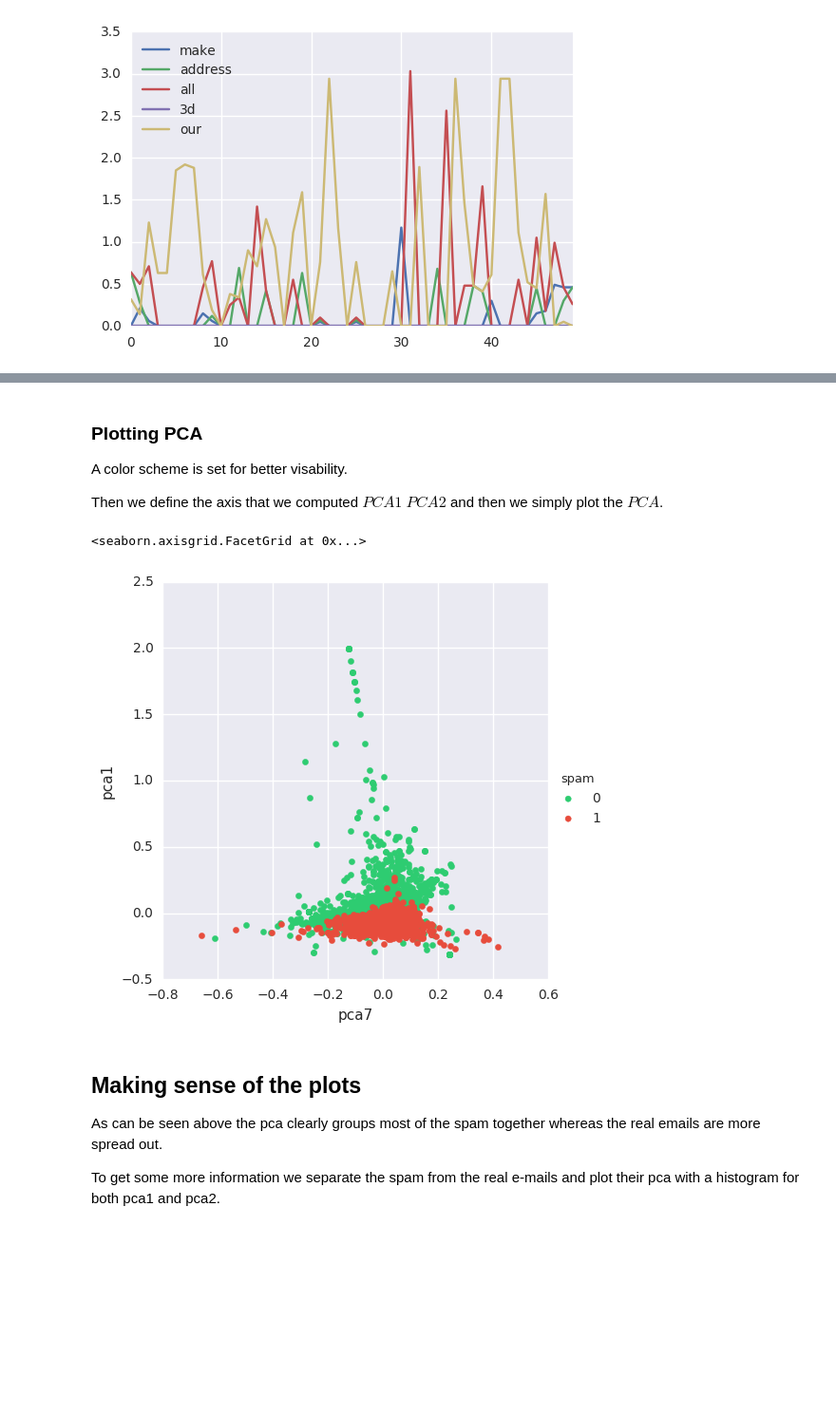
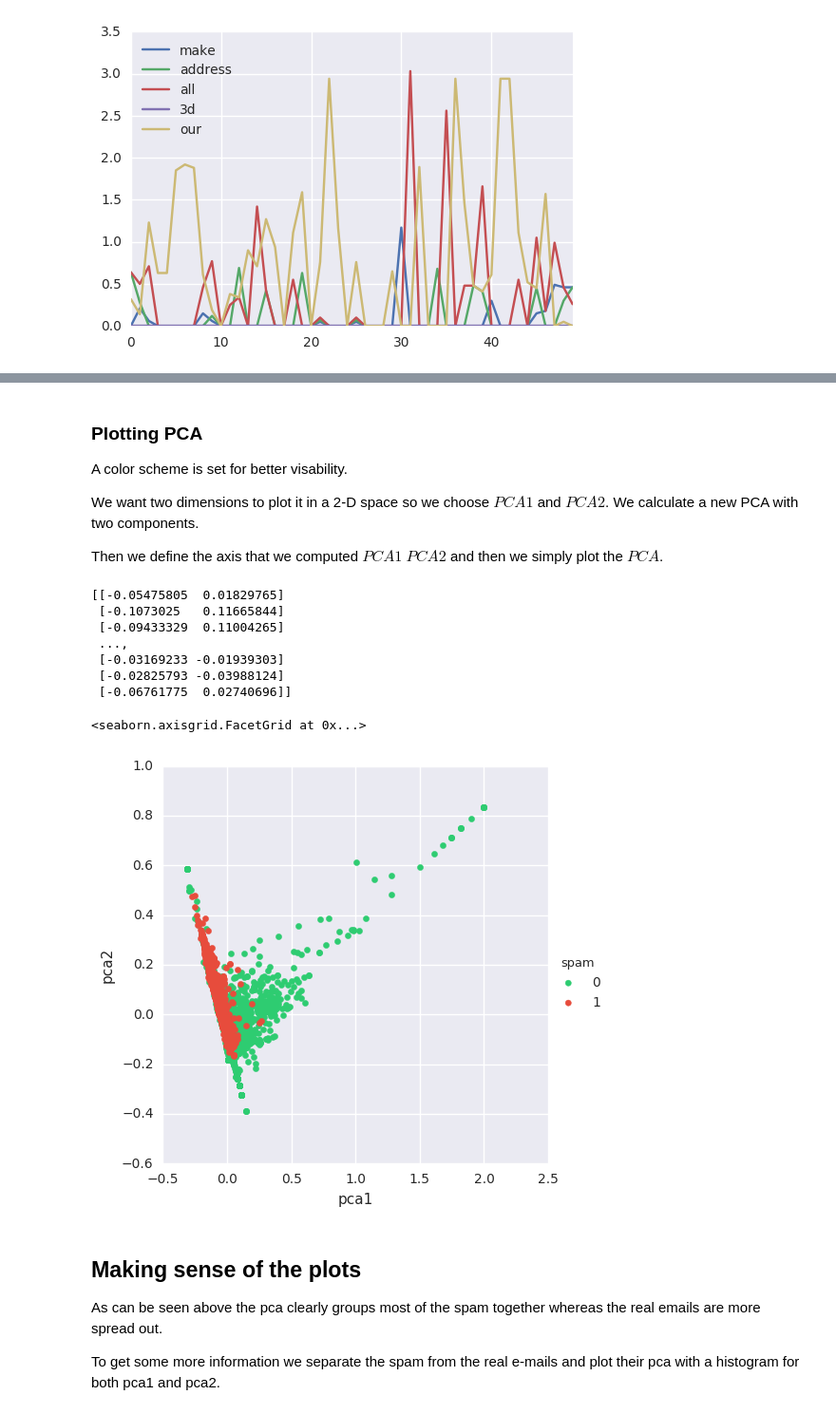
Before and after one commit to mfaerevaag/spam, a Jupyter notebook: src/Assignment 1 ML - The Data.ipynb, the cells around one changed output, grey strips where cells are left out. Shown: that part at 95% size. Cells and saved outputs as stored; diff of their text form; code cells hidden in the pictures; blank space fills up the shorter version.

```diff
--- a/src/Assignment 1 ML - The Data.ipynb
+++ b/src/Assignment 1 ML - The Data.ipynb
@@ -95,21 +101,34 @@ X_pca = pca.fit_transform(X)
 ### Plotting PCA
 A color scheme is set for better visability.
 
+We want two dimensions to plot it in a 2-D space so we choose $PCA1$ and $PCA2$.
+We calculate a new PCA with two components.
+
 Then we define the axis that we computed $PCA1$ $PCA2$ and then we simply plot the $PCA$.
 # %%
 #color scheme
 flatui = [ "#2ecc71","#e74c3c"]
 sns.set_palette(flatui)
+n_components = 2
+pca = PCA(n_components=n_components)
+X_pca = pca.fit_transform(X)
 
 #plot PCA
-spam_pca = pd.DataFrame(X_pca,columns=['pca1','pca2','pca3','pca4','pca5','pca6','pca7','pca8'])
+spam_pca = pd.DataFrame(X_pca,columns=['pca1','pca2'])
 spam_pca = pd.concat([spam_pca, y], axis=1)
 sns.FacetGrid(spam_pca, hue="spam", size=5) \
-   .map(plt.scatter, "pca7", "pca1") \
+   .map(plt.scatter, "pca1", "pca2") \
    .add_legend()
 # %% [output]
-<seaborn.axisgrid.FacetGrid at 0x...>
+[[-0.05475805  0.01829765]
+ [-0.1073025   0.11665844]
+ [-0.09433329  0.11004265]
+ ...,
+ [-0.03169233 -0.01939303]
+ [-0.02825793 -0.03988124]
+ [-0.06761775  0.02740696]]
+<seaborn.axisgrid.FacetGrid at 0x...>
-[figure, old version]
+[figure, new version]
 # %% [markdown]
 ## Making sense of the plots
 As can be seen above the pca clearly groups most of the spam together whereas the real emails are more spread out.
```
Also changed, not shown: parts of 13 cells of this notebook.
